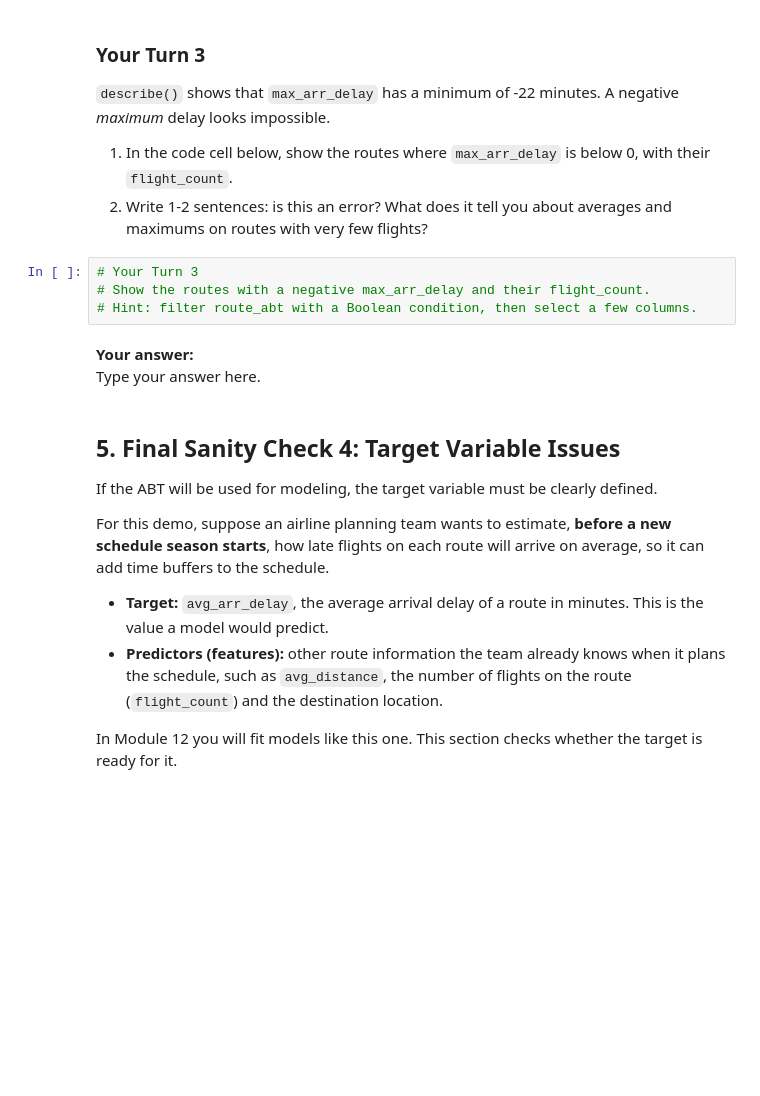
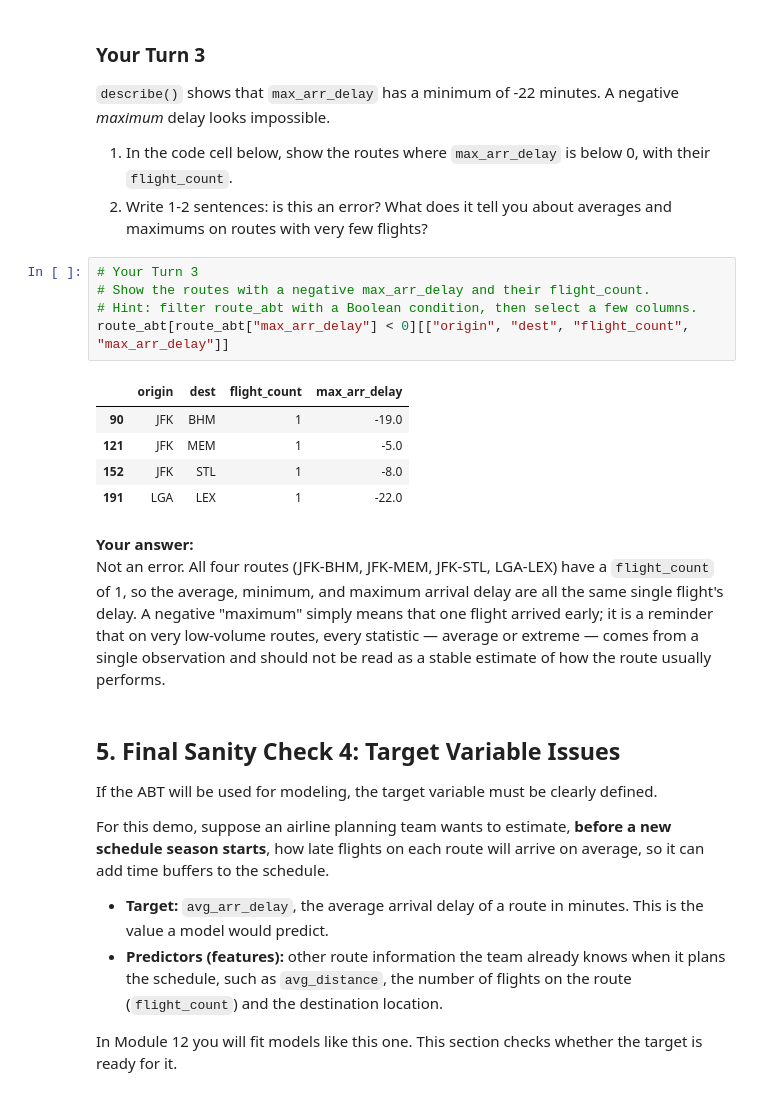
Before and after one commit to atul-utsa/ban6003-w11-abt-documentation-template-atul, a Jupyter notebook: notebooks/module11_abt_documentation_guided_lab.ipynb, the cells around one changed output. Drawn from its saved outputs; the diff is of its cells as text; blank space fills up the shorter version.

```diff
--- a/notebooks/module11_abt_documentation_guided_lab.ipynb
+++ b/notebooks/module11_abt_documentation_guided_lab.ipynb
@@ -243,10 +319,17 @@ Extreme values do not automatically mean errors. They may be real business signa
 # %%
 # Your Turn 3
 # Show the routes with a negative max_arr_delay and their flight_count.
 # Hint: filter route_abt with a Boolean condition, then select a few columns.
+route_abt[route_abt["max_arr_delay"] < 0][["origin", "dest", "flight_count", "max_arr_delay"]]
+# %% [output]
+|  | origin | dest | flight_count | max_arr_delay |
+| 90 | JFK | BHM | 1 | -19.0 |
+| 121 | JFK | MEM | 1 | -5.0 |
+| 152 | JFK | STL | 1 | -8.0 |
+| 191 | LGA | LEX | 1 | -22.0 |
 # %% [markdown]
 **Your answer:**
-Type your answer here.
+Not an error. All four routes (JFK-BHM, JFK-MEM, JFK-STL, LGA-LEX) have a `flight_count` of 1, so the average, minimum, and maximum arrival delay are all the same single flight's delay. A negative "maximum" simply means that one flight arrived early; it is a reminder that on very low-volume routes, every statistic — average or extreme — comes from a single observation and should not be read as a stable estimate of how the route usually performs.
 # %% [markdown]
 ## 5. Final Sanity Check 4: Target Variable Issues
 
```
Also changed, not shown: parts of 30 cells of this notebook, 3 other files.
